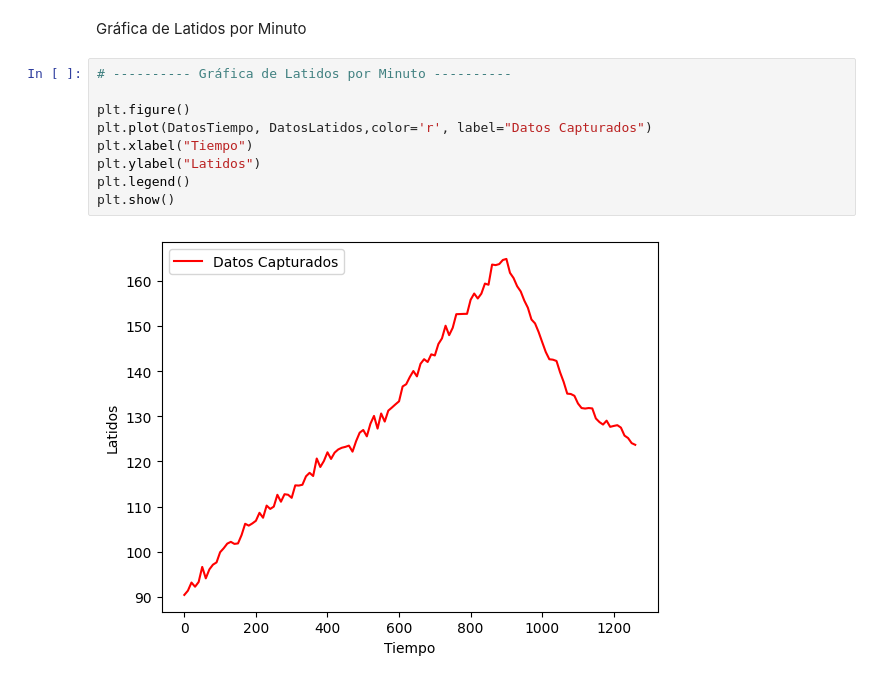
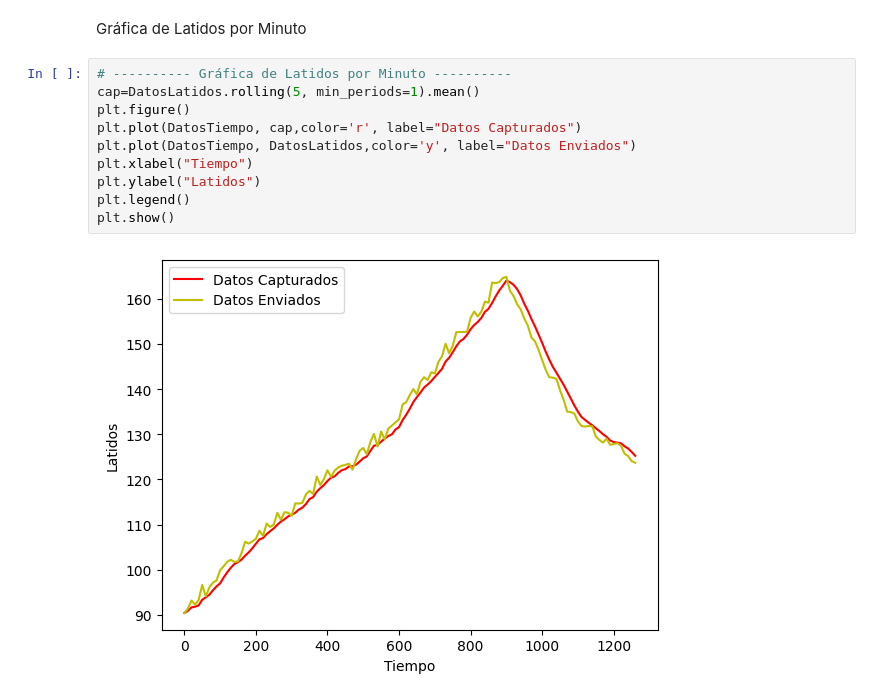
Before and after one commit to brnm9801/group4_TCE_2024, a Jupyter notebook: Jupyter/Visualizacion.ipynb, the cells around one changed output. Cells and saved outputs as stored; diff of their text form.

```diff
--- a/Jupyter/Visualizacion.ipynb
+++ b/Jupyter/Visualizacion.ipynb
@@ -178,15 +178,16 @@ plt.show()
 Gráfica de Latidos por Minuto
 # %%
 # ---------- Gráfica de Latidos por Minuto ----------
-
+cap=DatosLatidos.rolling(5, min_periods=1).mean()
 plt.figure()
-plt.plot(DatosTiempo, DatosLatidos,color='r', label="Datos Capturados")
+plt.plot(DatosTiempo, cap,color='r', label="Datos Capturados")
+plt.plot(DatosTiempo, DatosLatidos,color='y', label="Datos Enviados")
 plt.xlabel("Tiempo")
 plt.ylabel("Latidos")
 plt.legend()
 plt.show()
 # %% [output]
-[figure, old version]
+[figure, new version]
 # %%
 end= time.time()
 tiempo = end-start
```
Also changed, not shown: parts of 3 cells of this notebook.
